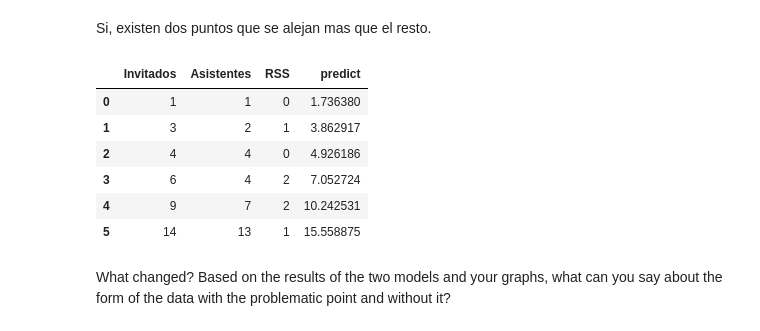
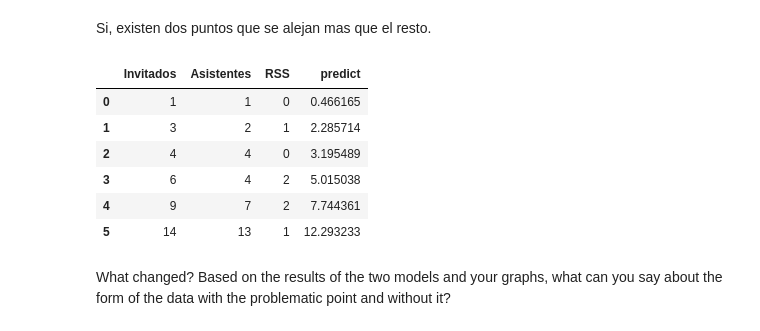
Before and after one commit to Ironhack-Data-Madrid-Marzo-2021/lab-regression-analysis, a Jupyter notebook: your-code.ipynb, the cells around one changed output. Drawn from its saved outputs; the diff is of its cells as text; code cells hidden in the pictures.

```diff
--- a/your-code.ipynb
+++ b/your-code.ipynb
@@ -271,25 +271,25 @@ Si, existen dos puntos que se alejan mas que el resto.
 # %%
 x_values = [1,3,4,6,9,14]
 y_values = [1,2,4,4,7,13]
 party_data2 = pd.DataFrame({'Invitados': x_values, 'Asistentes': y_values})
 party_data2
 
 lr2 = LinearRegression()
-lr2.fit(X = party_data2[["Asistentes"]],
-       y = party_data2.Invitados
+lr2.fit(X = party_data2[["Invitados"]],
+       y = party_data2.Asistentes
       )
 
 party_data2["RSS"] = party_data2.Invitados-party_data2.Asistentes
 party_data2["predict"] = lr2.predict(party_data2[["Invitados"]])
 party_data2
 # %% [output]
 |  | Invitados | Asistentes | RSS | predict |
-| 0 | 1 | 1 | 0 | 1.736380 |
-| 1 | 3 | 2 | 1 | 3.862917 |
-| 2 | 4 | 4 | 0 | 4.926186 |
-| 3 | 6 | 4 | 2 | 7.052724 |
-| 4 | 9 | 7 | 2 | 10.242531 |
-| 5 | 14 | 13 | 1 | 15.558875 |
+| 0 | 1 | 1 | 0 | 0.466165 |
+| 1 | 3 | 2 | 1 | 2.285714 |
+| 2 | 4 | 4 | 0 | 3.195489 |
+| 3 | 6 | 4 | 2 | 5.015038 |
+| 4 | 9 | 7 | 2 | 7.744361 |
+| 5 | 14 | 13 | 1 | 12.293233 |
 # %% [markdown]
 What changed? Based on the results of the two models and your graphs, what can you say about the form of the data with the problematic point and without it?
 # %% [markdown]
```
Also changed, not shown: parts of 6 cells of this notebook.
